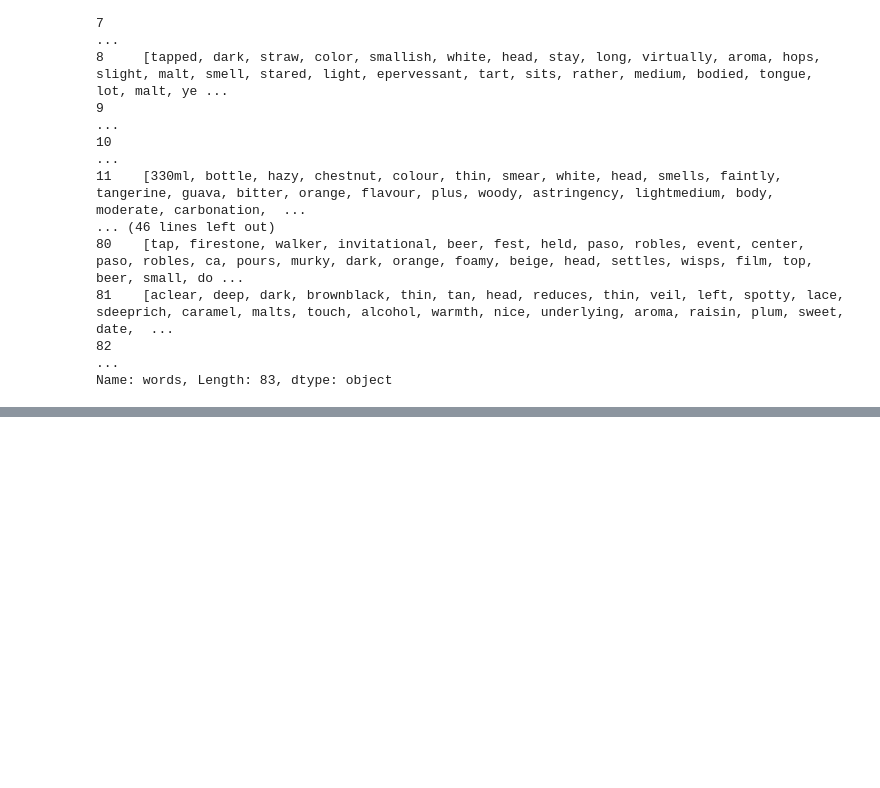
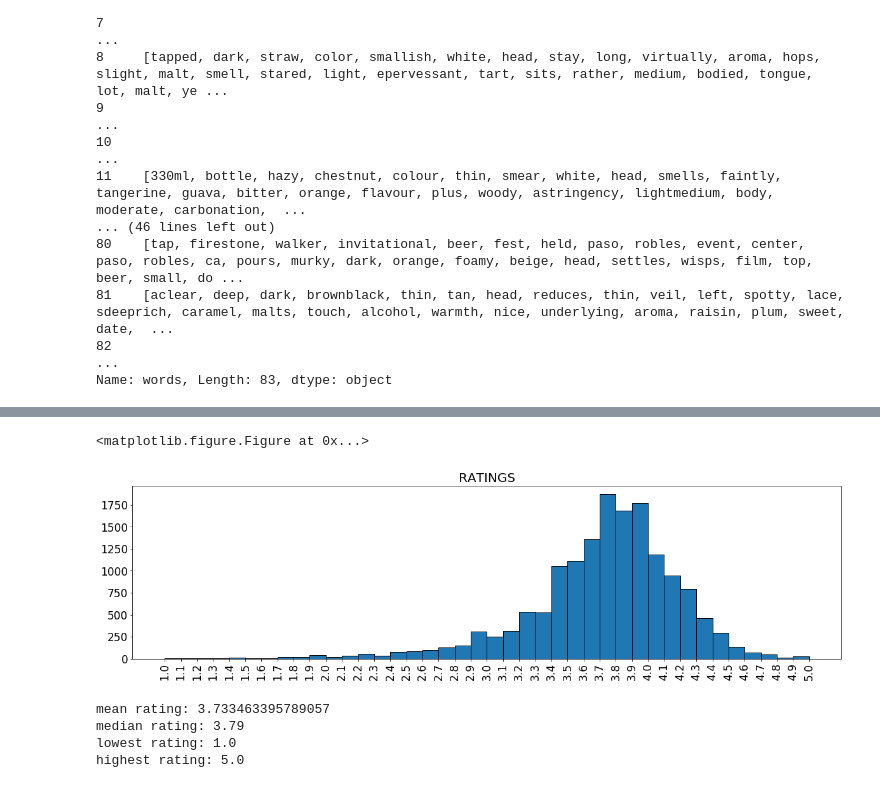
Before and after one commit to misterhappy2/beer, a Jupyter notebook: Process.ipynb, the cells around one changed output, grey strips where cells are left out. Cells and saved outputs as stored; diff of their text form; code cells hidden in the pictures; blank space fills up the shorter version.

```diff
--- a/Process.ipynb
+++ b/Process.ipynb
@@ -95,0 +156,24 @@ df.head()
+# %%
+# ratings distribution.  Beers are rated 1 to 5, average could be anywhere in between.
+import matplotlib.pyplot as plt
+bins= np.arange(1,5.1,0.1)  # bins from 1 to 5, increments of 0.1
+_= plt.figure(figsize=(8,15))
+_= plt.figure(figsize=(20,5))
+_= plt.hist(df['rating'], bins=bins, edgecolor="k") #
+_= plt.xticks(bins, rotation='vertical',size=17)
+_= plt.yticks(size=17)
+_= plt.title('RATINGS', size=20)
+plt.show()
+# %% [output]
+<matplotlib.figure.Figure at 0x...>
+[figure, added]
+# %%
+print('mean rating:', df.rating.mean())
+print('median rating:', df.rating.median())
+print('lowest rating:', df.rating.min())
+print('highest rating:', df.rating.max())
+# %% [output]
+mean rating: 3.733463395789057
+median rating: 3.79
+lowest rating: 1.0
+highest rating: 5.0
```
Also changed, not shown: parts of 6 cells of this notebook, 1 other file.
